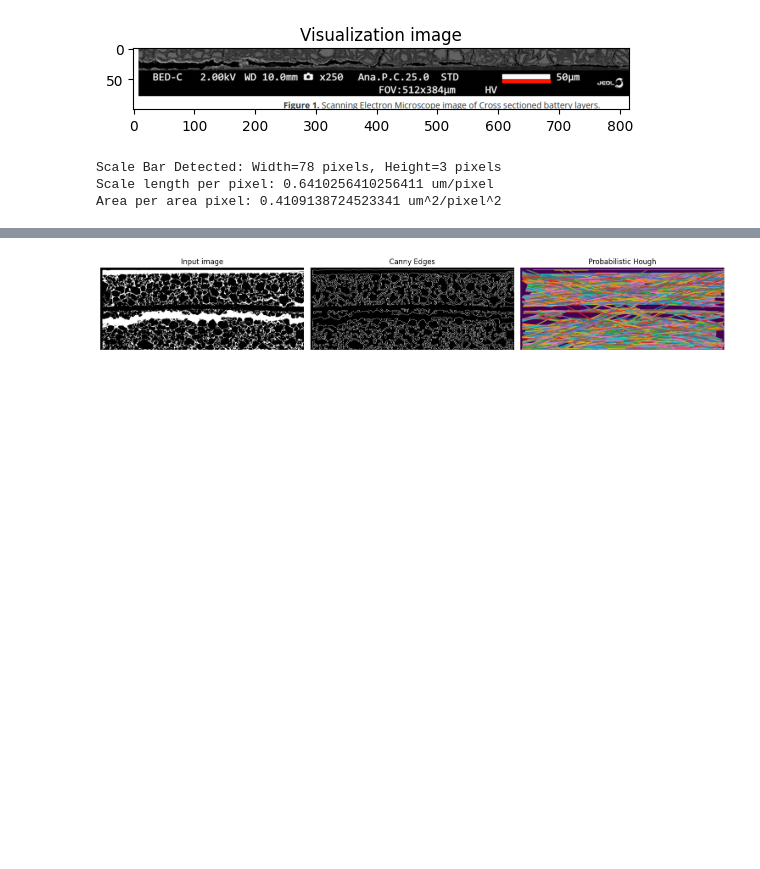
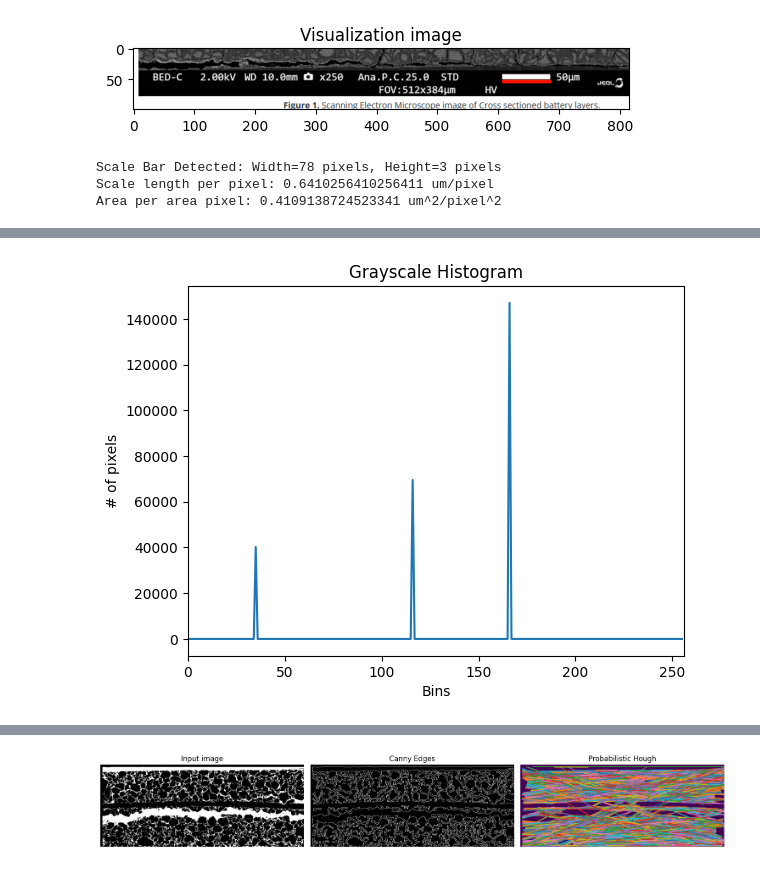
Before and after one commit to trunghth123/ImageProcessingLi, a Jupyter notebook: main.ipynb, the cells around one changed output, grey strips where cells are left out. Drawn from its saved outputs; the diff is of its cells as text; code cells hidden in the pictures; blank space fills up the shorter version.

```diff
--- a/main.ipynb
+++ b/main.ipynb
@@ -73,0 +82,4 @@ show_image(unknown)
+# %%
+hist = show_histogram(kmeans)
+# %% [output]
+[figure, added]
```
Also changed, not shown: parts of 8 cells of this notebook, 2 other files.
